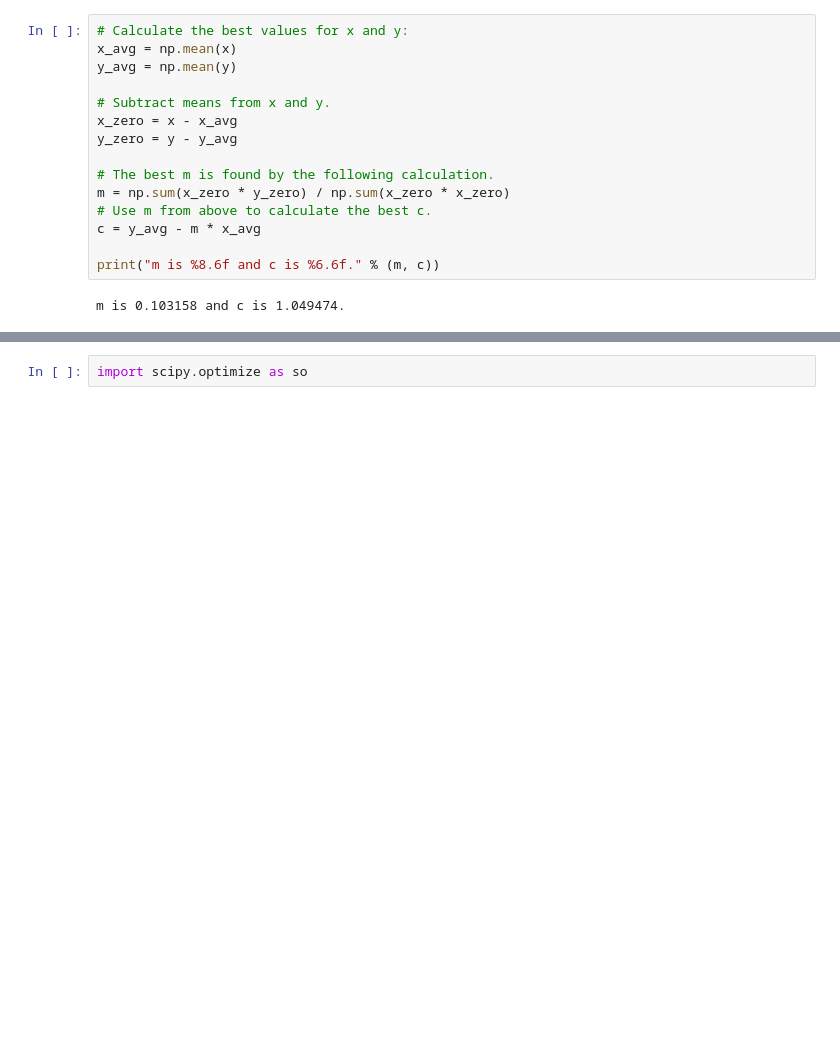
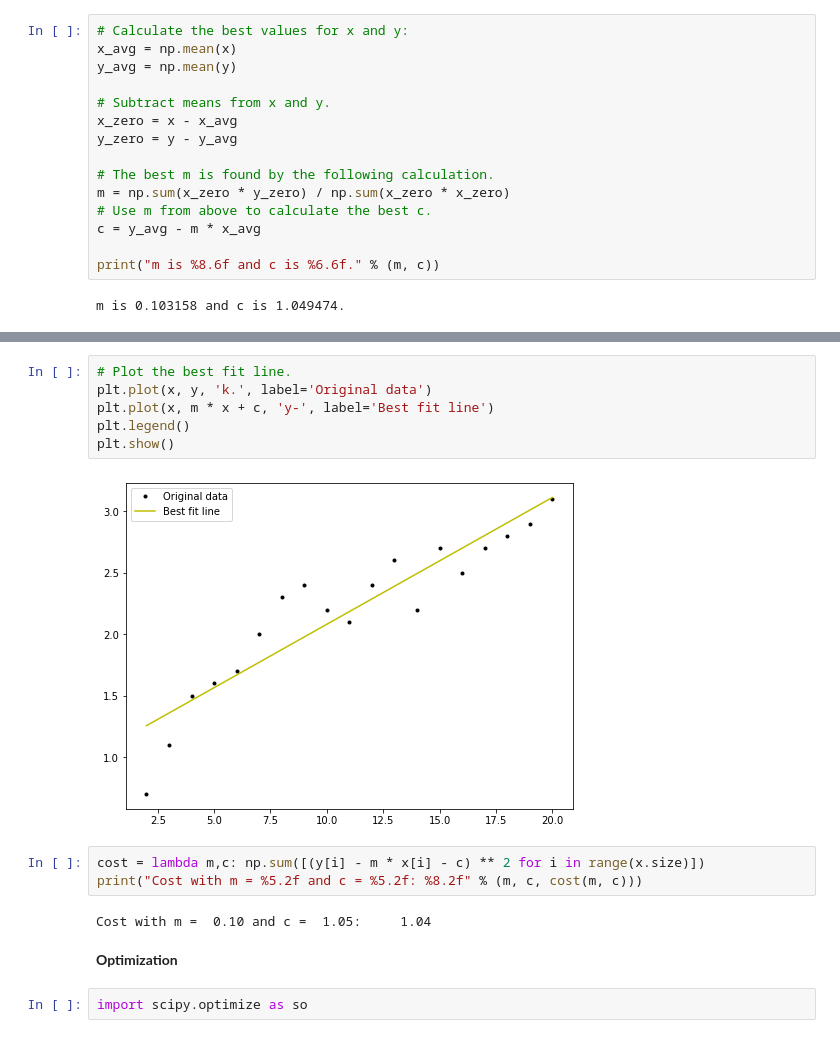
Before and after one commit to Ruairi8/machineLearn-Stat2022, a Jupyter notebook: Topic2_Models.ipynb, the cells around one changed output, grey strips where cells are left out. Saved outputs shown, nothing was run; the diff lists cells and outputs as text; blank space fills up the shorter version.

```diff
--- a/Topic2_Models.ipynb
+++ b/Topic2_Models.ipynb
@@ -72,3 +71,18 @@ Optimization
+# %%
+# Plot the best fit line.
+plt.plot(x, y, 'k.', label='Original data')
+plt.plot(x, m * x + c, 'y-', label='Best fit line')
+plt.legend()
+plt.show()
+# %% [output]
+[figure, added]
+# %%
+cost = lambda m,c: np.sum([(y[i] - m * x[i] - c) ** 2 for i in range(x.size)])
+print("Cost with m = %5.2f and c = %5.2f: %8.2f" % (m, c, cost(m, c)))
+# %% [output]
+Cost with m =  0.10 and c =  1.05:     1.04
+# %% [markdown]
+<b>Optimization</b>
 # %%
 import scipy.optimize as so
 # %%
```
Also changed, not shown: parts of 9 cells of this notebook, 3 other files.
